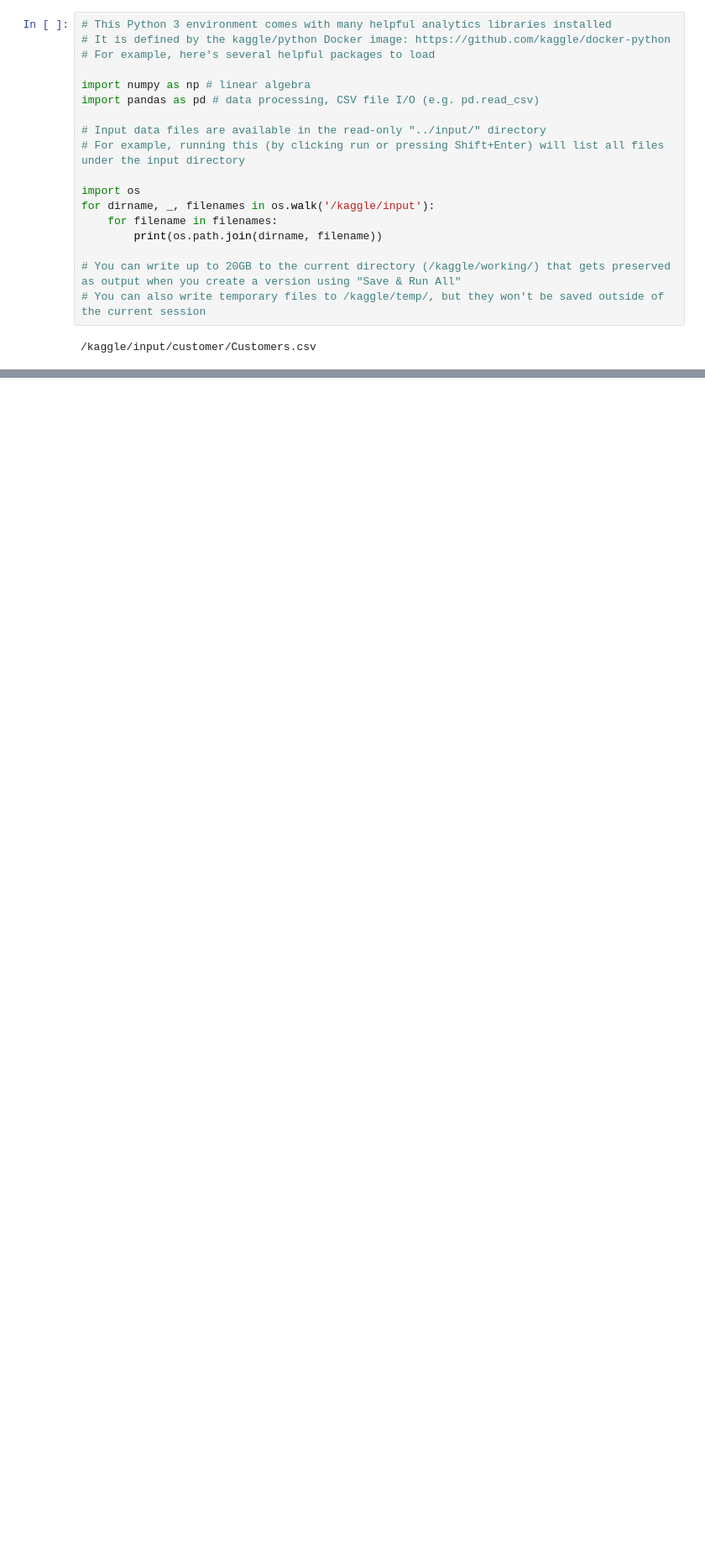
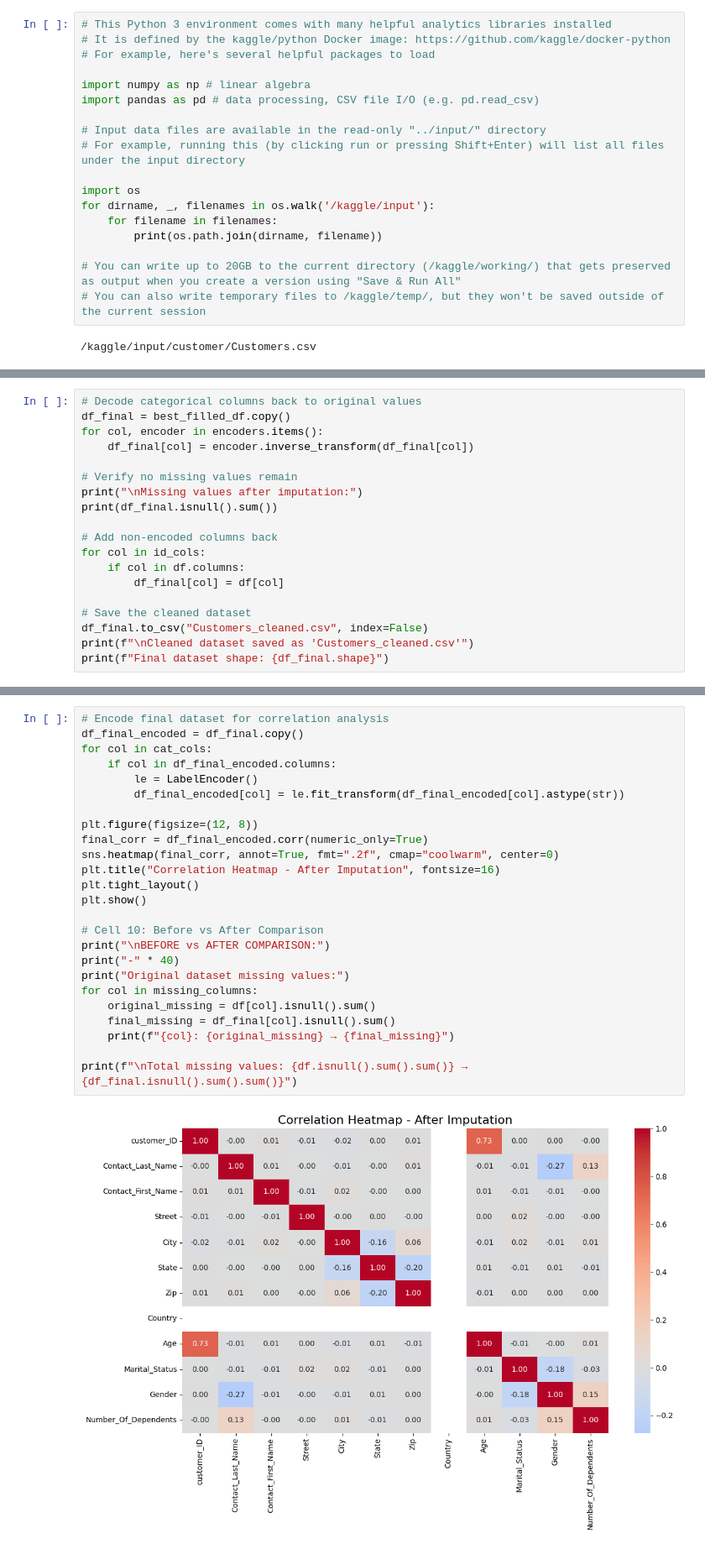
Before and after one commit to Tulipraaj/assetera, a Jupyter notebook: notebooks/Data_Extrapolation/customer-extrapolation.ipynb, the cells around one changed output, grey strips where cells are left out. Shown: that part at 84% size. Saved outputs shown, nothing was run; the diff lists cells and outputs as text; blank space fills up the shorter version.

```diff
--- a/notebooks/Data_Extrapolation/customer-extrapolation.ipynb
+++ b/notebooks/Data_Extrapolation/customer-extrapolation.ipynb
@@ -278,0 +273,19 @@ Name: Marital_Status, dtype: float64
+# %%
+# Decode categorical columns back to original values
+df_final = best_filled_df.copy()
+for col, encoder in encoders.items():
+    df_final[col] = encoder.inverse_transform(df_final[col])
+
+# Verify no missing values remain
+print("\nMissing values after imputation:")
+print(df_final.isnull().sum())
+
+# Add non-encoded columns back
+for col in id_cols:
+    if col in df.columns:
+        df_final[col] = df[col]
+
+# Save the cleaned dataset
+df_final.to_csv("Customers_cleaned.csv", index=False)
+print(f"\nCleaned dataset saved as 'Customers_cleaned.csv'")
+print(f"Final dataset shape: {df_final.shape}")
@@ -278,0 +310,27 @@ Name: Marital_Status, dtype: float64
+# %%
+# Encode final dataset for correlation analysis
+df_final_encoded = df_final.copy()
+for col in cat_cols:
+    if col in df_final_encoded.columns:
+        le = LabelEncoder()
+        df_final_encoded[col] = le.fit_transform(df_final_encoded[col].astype(str))
+
+plt.figure(figsize=(12, 8))
+final_corr = df_final_encoded.corr(numeric_only=True)
+sns.heatmap(final_corr, annot=True, fmt=".2f", cmap="coolwarm", center=0)
+plt.title("Correlation Heatmap - After Imputation", fontsize=16)
+plt.tight_layout()
+plt.show()
+
+# Cell 10: Before vs After Comparison
+print("\nBEFORE vs AFTER COMPARISON:")
+print("-" * 40)
+print("Original dataset missing values:")
+for col in missing_columns:
+    original_missing = df[col].isnull().sum()
+    final_missing = df_final[col].isnull().sum()
+    print(f"{col}: {original_missing} → {final_missing}")
+
+print(f"\nTotal missing values: {df.isnull().sum().sum()} → {df_final.isnull().sum().sum()}")
+# %% [output]
+[figure, added]
```
Also changed, not shown: parts of 16 cells of this notebook, 2 other files.
